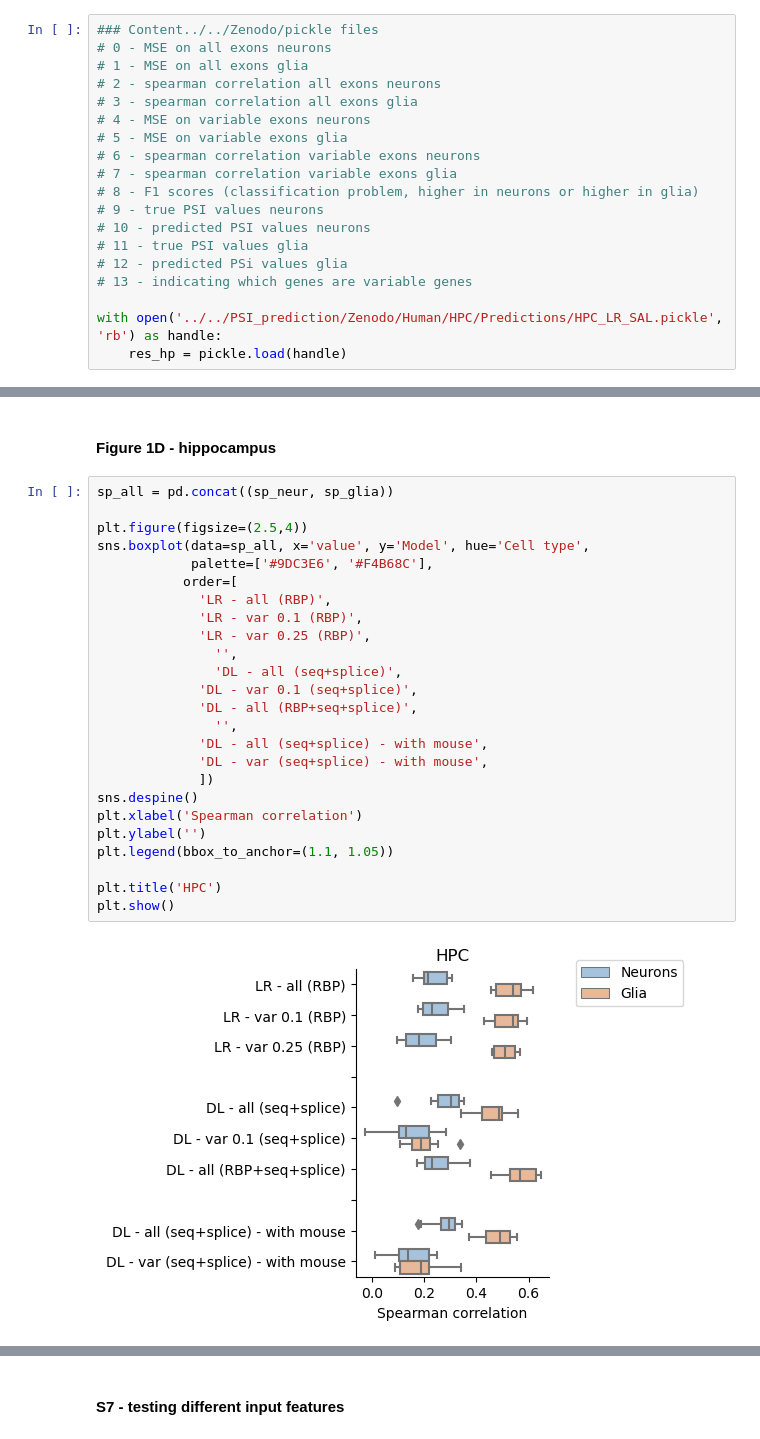
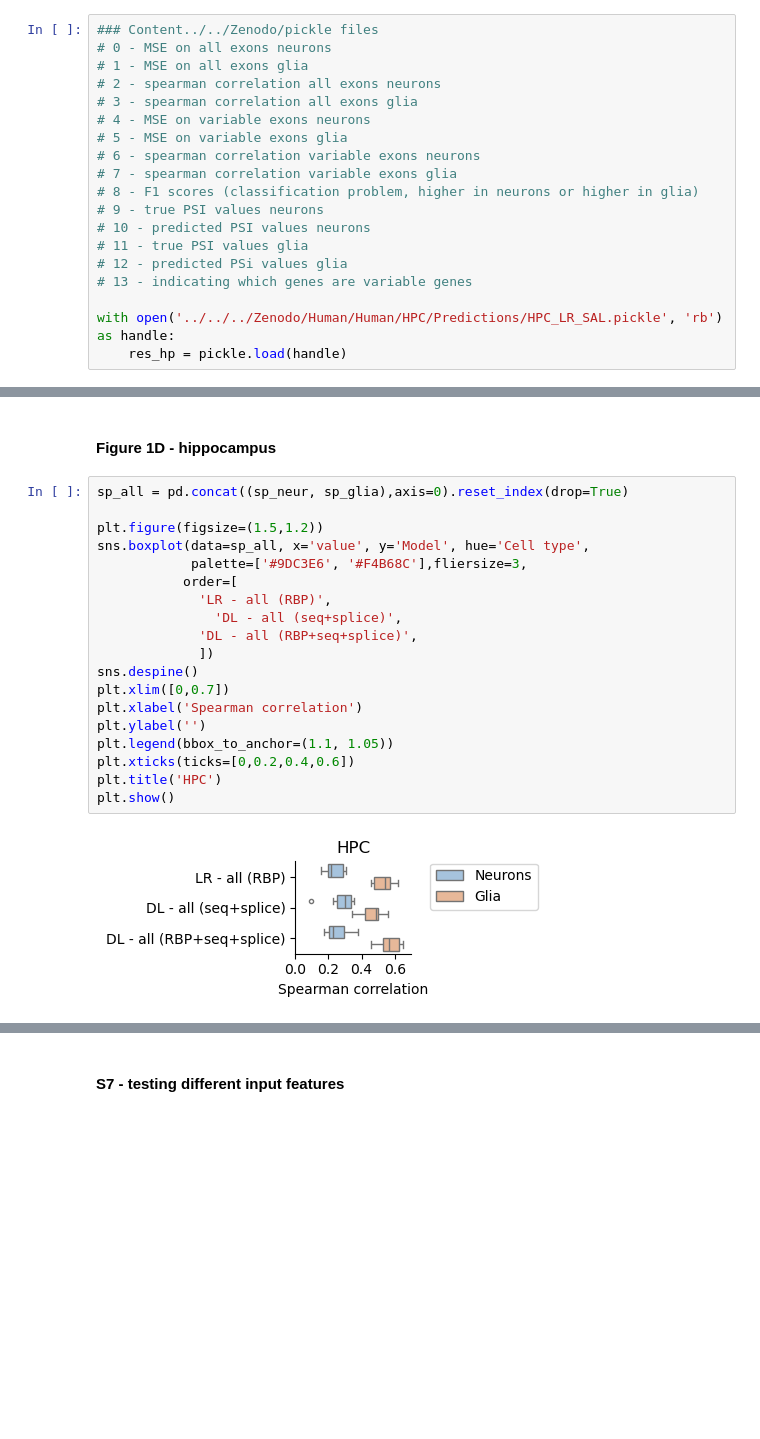
Before and after one commit to lcmmichielsen/PSI_pred, a Jupyter notebook: Figures/Figure 1DEF, S6 HPC.ipynb, the cells around one changed output, grey strips where cells are left out. Drawn from its saved outputs; the diff is of its cells as text; blank space fills up the shorter version.

Commit message:
Update figure 1

```diff
--- a/Figures/Figure 1DEF, S6 HPC.ipynb
+++ b/Figures/Figure 1DEF, S6 HPC.ipynb
@@ -77,7 +77,7 @@ This takes quite long, so you can also skip this step. The resulting pickle file
 # 12 - predicted PSi values glia
 # 13 - indicating which genes are variable genes
 
-with open('../../PSI_prediction/Zenodo/Human/HPC/Predictions/HPC_LR_SAL.pickle', 'rb') as handle:
+with open('../../../Zenodo/Human/Human/HPC/Predictions/HPC_LR_SAL.pickle', 'rb') as handle:
     res_hp = pickle.load(handle)
 # %%
 # Extract spearman correlations from the results
@@ -116,29 +116,23 @@ sp_glia['Cell type'] = 'Glia'
 # %% [markdown]
 #### Figure 1D - hippocampus
 # %%
-sp_all = pd.concat((sp_neur, sp_glia))
+sp_all = pd.concat((sp_neur, sp_glia),axis=0).reset_index(drop=True)
 
-plt.figure(figsize=(2.5,4))
+plt.figure(figsize=(1.5,1.2))
 sns.boxplot(data=sp_all, x='value', y='Model', hue='Cell type',
-            palette=['#9DC3E6', '#F4B68C'],
+            palette=['#9DC3E6', '#F4B68C'],fliersize=3,
            order=[
              'LR - all (RBP)',
-             'LR - var 0.1 (RBP)',
-             'LR - var 0.25 (RBP)',
-               '',
                'DL - all (seq+splice)',
-             'DL - var 0.1 (seq+splice)',
              'DL - all (RBP+seq+splice)',
-               '',
-             'DL - all (seq+splice) - with mouse',
-             'DL - var (seq+splice) - with mouse',
              ])
 sns.despine()
+plt.xlim([0,0.7])
 plt.xlabel('Spearman correlation')
 plt.ylabel('')
 plt.legend(bbox_to_anchor=(1.1, 1.05))
-
+plt.xticks(ticks=[0,0.2,0.4,0.6])
 plt.title('HPC')
 plt.show()
 # %% [output]
-[figure, old version]
+[figure, new version]
```
Also changed, not shown: parts of 6 cells of this notebook, 2 other files.
